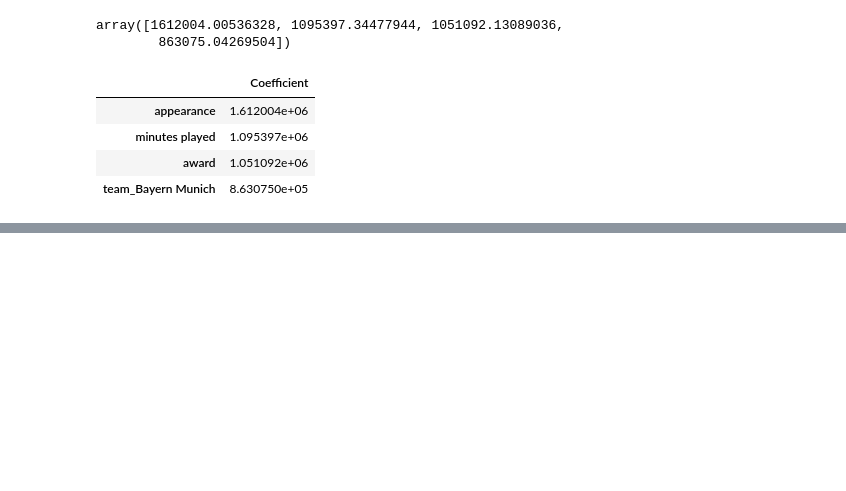
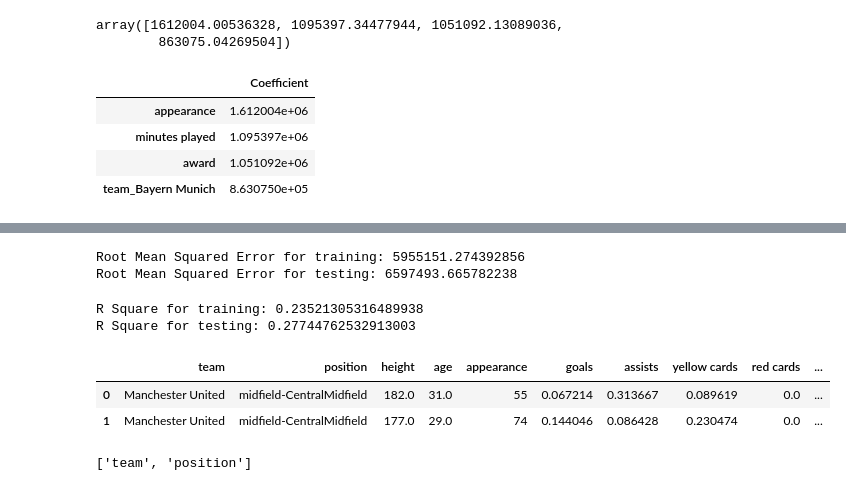
Before and after one commit to AloqailyHat/Usecase-7, a Jupyter notebook: modeling.ipynb, the cells around one changed output, grey strips where cells are left out. Cells and saved outputs as stored; diff of their text form; code cells hidden in the pictures; blank space fills up the shorter version.

```diff
--- a/modeling.ipynb
+++ b/modeling.ipynb
@@ -183,0 +222,6 @@ coeff_df_gk_dd
+# %%
+print(f'Root Mean Squared Error for training: {np.sqrt(mse_train)}')
+print(f'Root Mean Squared Error for testing: {np.sqrt(mse_test)}')
+# %% [output]
+Root Mean Squared Error for training: 5955151.274392856
+Root Mean Squared Error for testing: 6597493.665782238
@@ -183,0 +230,8 @@ coeff_df_gk_dd
+# %%
+r2_score_train = r2_score(y_train, y_pred_train)
+r2_score_test = r2_score(y_test, y_pred_gk_dd)
+print(f'R Square for training: {r2_score_train}')
+print(f'R Square for testing: {r2_score_test}')
+# %% [output]
+R Square for training: 0.23521305316489938
+R Square for testing: 0.27744762532913003
@@ -183,0 +242,6 @@ coeff_df_gk_dd
+# %%
+df_rest_players.head(2)
+# %% [output]
+|  | team | position | height | age | appearance | goals | assists | yellow cards | red cards | ... |
+| 0 | Manchester United | midfield-CentralMidfield | 182.0 | 31.0 | 55 | 0.067214 | 0.313667 | 0.089619 | 0.0 | ... |
+| 1 | Manchester United | midfield-CentralMidfield | 177.0 | 29.0 | 74 | 0.144046 | 0.086428 | 0.230474 | 0.0 | ... |
@@ -183,0 +254,4 @@ coeff_df_gk_dd
+# %%
+rest_players_categorical
+# %% [output]
+['team', 'position']
```
Also changed, not shown: parts of 31 cells of this notebook.
